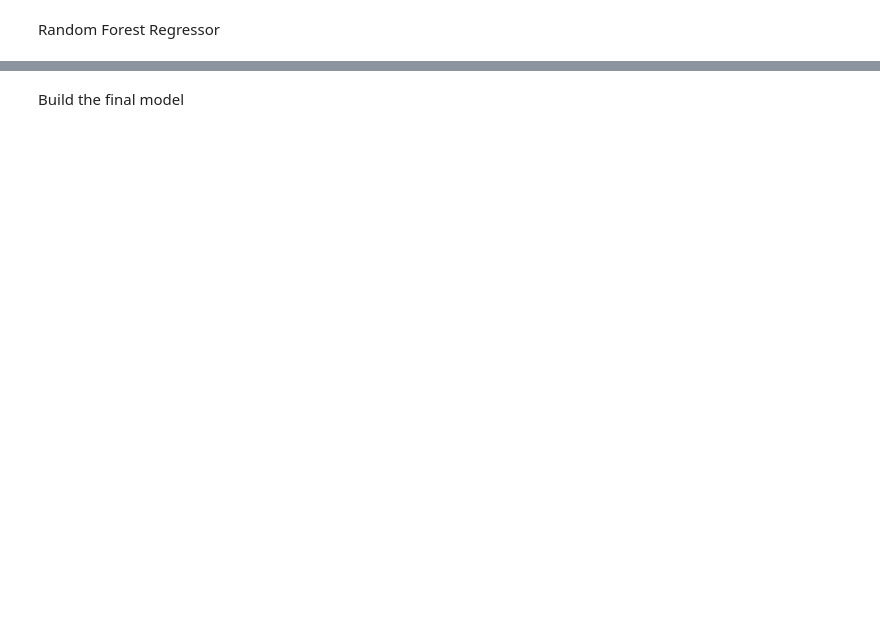
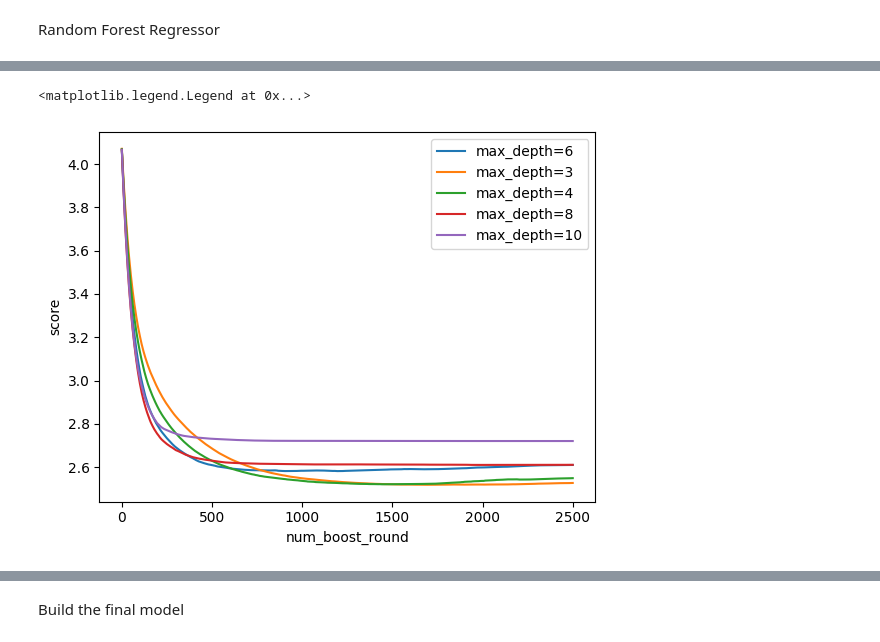
Before and after one commit to alexispdDev/student-performance-prediction, a Jupyter notebook: src/student_performance_prediction/main.ipynb, the cells around one changed output, grey strips where cells are left out. Cells and saved outputs as stored; diff of their text form; code cells hidden in the pictures; blank space fills up the shorter version.

```diff
--- a/src/student_performance_prediction/main.ipynb
+++ b/src/student_performance_prediction/main.ipynb
@@ -552 +644,12 @@ scores.keys()
+# %%
+for max_depth in scores.keys():
+    df_scores = scores[max_depth]
+    plt.plot(df_scores['num_iter'], df_scores['val_score'], label=max_depth)
+plt.xlabel('num_boost_round')
+plt.ylabel('score')
+# plt.ylim(2.5, 2.7)
+plt.legend()
+# %% [output]
+<matplotlib.legend.Legend at 0x...>
+[figure, added]
 # %%
```
Also changed, not shown: parts of 41 cells of this notebook.
